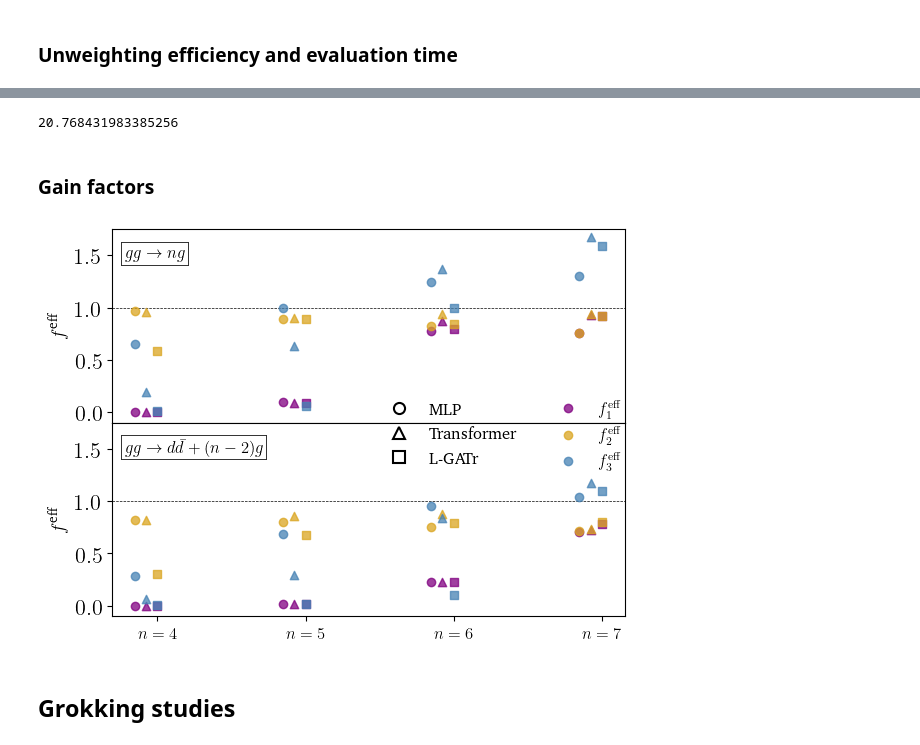
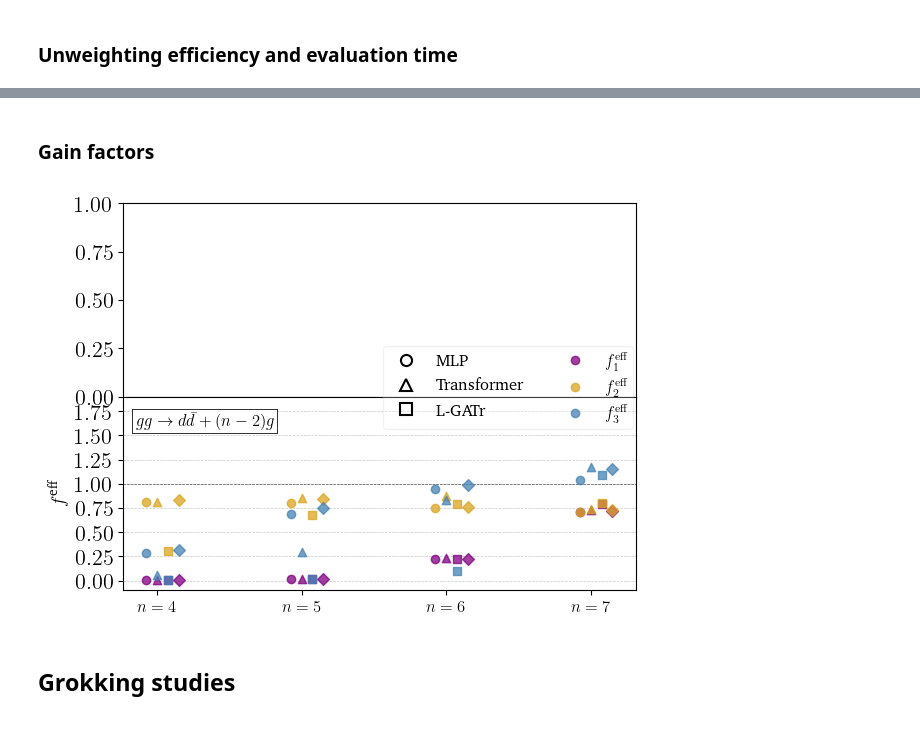
Before and after one commit to madgraph-ml/fastcolor, a Jupyter notebook: src/playground/plots.ipynb, the cells around one changed output, grey strips where cells are left out. Saved outputs shown, nothing was run; the diff lists cells and outputs as text; code cells hidden in the pictures.

```diff
--- a/src/playground/plots.ipynb
+++ b/src/playground/plots.ipynb
@@ -33,10 +33,12 @@ NEUTRAL_COLOR = "black"
 NN_COLOR_red = "#8A0707"
 NN_COLOR_green = "#06793F"
 NN_COLOR_purple = "#790679"
+NN_COLOR_orange = "darkorange"
 NN_COLORS = {
     "MLP": NN_COLOR_red,
     "Transformer": NN_COLOR_green,
     "LGATr": NN_COLOR_purple,
+    "GNN": NN_COLOR_orange,
 }
 rect = (0.135, 0.18, 0.96, 0.96)
 rect_both_axes = (0.14, 0.17, 0.845, 0.96)
@@ -1263,7 +1328,3 @@ with PdfPages("figs/new_dataset/regression/eff_vs_evalt.pdf") as pp:
-# %%
-1/eval_time[ps]['LC']
-# %% [output]
-20.768431983385256
 # %% [markdown]
 ### Gain factors
 # %%
@@ -1316,28 +1380,36 @@ gain_factors2 = tree()
 gain_factors3 = tree()
 
 for ds in datasets:
+    if ds == "gg_ng":
+        continue
     for ps in processes[ds]:
         for net in networks:
-            t_surr = eval_time[ps][net]['t_surr']
+            t_surr = eval_time[ps][net]['t_eval']
             t_LC = eval_time[ps]['LC']
             t_FC = eval_time[ps]['FC']
             eff1st_surr = unw_eff1[ps][net]
             eff2nd_surr = unw_eff2[ps][net]
-            eff_r = unw_eff2[ps]['standard']
+            eff_r = unw_eff2[ps]['FC']
             gain_factors1[ps][net] = gain_factor1(
                 t_LC=t_LC, eff_LC=unw_eff1[ps]['LC'],
                 t_FC=t_FC, eff_r=eff_r,
-                t_surr=t_surr, eff1st_surr=eff1st_surr, eff2nd_surr=eff2nd_surr
+                t_surr=t_surr, eff1st_surr=eff1st_surr, eff2nd_surr=eff2nd_surr,
+                alpha=0.9999
             )
             gain_factors2[ps][net] = gain_factor2(
                 t_LC=t_LC, eff_LC=unw_eff1[ps]['LC'],
                 t_FC=t_FC, eff_r=eff_r,
-                t_surr=t_surr, eff1st_surr=eff1st_surr, eff2nd_surr=eff2nd_surr
+                t_surr=t_surr, eff1st_surr=eff1st_surr, eff2nd_surr=eff2nd_surr,
+                alpha=0.9999
             )
+            # t_surr = np.linspace(1e-5, 1e-1, 1000)
+            # eff2nd_surr = np.linspace(0.1, 1.0, 1000)
+            # t_surr, eff2nd_surr = np.meshgrid(t_surr, eff2nd_surr)
             gain_factors3[ps][net] = gain_factor3(
                 t_LC=t_LC, eff_LC=unw_eff1[ps]['LC'],
                 t_FC=t_FC, eff_r=eff_r,
-                t_surr=t_surr, eff1st_surr=eff1st_surr, eff2nd_surr=eff2nd_surr
+                t_surr=t_surr, eff1st_surr=eff1st_surr, eff2nd_surr=eff2nd_surr,
+                alpha=0.9999
             )
 # %%
 factors_colors = {
@@ -1345,10 +1417,12 @@ factors_colors = {
     "2" : "goldenrod",
     "3" : "steelblue",
 }
-with PdfPages("figs/new_dataset/regression/gain_factors.pdf") as pp:
+with PdfPages("figs/new_dataset/regression/gain_factors-9999-gpu.pdf") as pp:
     fig, axs = plt.subplots(2, 1, figsize=(1.*figsize[0], 1.*figsize[1]), sharex=True)
     fig.subplots_adjust(hspace=0, left=rect[0], bottom=0.1, right=0.99, top=rect[3])
     for i, (ax, dataset) in enumerate(zip(axs, datasets)):
+        if dataset == "gg_ng":
+            continue
         ax.axhline(
             1.0,
             color="black",
@@ -1362,9 +1436,9 @@ with PdfPages("figs/new_dataset/regression/gain_factors.pdf") as pp:
             f3 = np.array([gain_factors3[p][net] for p in processes[dataset]])
             x = np.arange(len(processes[dataset]))
             x_labels = [rf"$ n = {i + 4}$" for i in range(len(processes[dataset]))]
-            x = x + 0.075*(n - 1)  # Shift x for each subplot
+            xplot = x + 0.075*(n - 1)  # Shift x for each subplot
             ax.scatter(
-                x,
+                xplot,
                 f1,
                 marker=network_markers[net],
                 # linewidth = 0,
@@ -1373,7 +1447,7 @@ with PdfPages("figs/new_dataset/regression/gain_factors.pdf") as pp:
                 zorder=3,
             )
             ax.scatter(
-                x,
+                xplot,
                 f2,
                 marker=network_markers[net],
                 # linewidth = 0,
@@ -1382,7 +1456,7 @@ with PdfPages("figs/new_dataset/regression/gain_factors.pdf") as pp:
                 zorder=4,
             )
             ax.scatter(
-                x,
+                xplot,
                 f3,
                 marker=network_markers[net],
                 # linewidth = 0,
@@ -1393,44 +1467,46 @@ with PdfPages("figs/new_dataset/regression/gain_factors.pdf") as pp:
             ax.text(
                 0.025,
                 0.85,
                 rf"{datasets_names[dataset]}",
                 transform=ax.transAxes,
                 fontsize=12,
                 ha="left",
                 bbox=dict(
                     facecolor='white',     # box color
                     edgecolor='black',     # box border color
                     boxstyle='square,pad=0.2',
                     linewidth=0.5,
                     alpha=0.9              # box opacity (optional)
                 )
             )
-            ax.set_ylim(-.1, 1.75)
-            ax.set_ylabel(r"$f^{\text{eff}}$", fontsize=14)
-            if i != len(axs) - 1:
-                ax.set_xticklabels([])
-                # ax.set_xticks([])
-            else:
-                ax.set_xticks(x)
-                ax.set_xticklabels(x_labels, fontsize=12)
-                # ax.set_xlabel("Number of particles $n$", fontsize=14)
+        ax.grid(which='both', linestyle='--', linewidth=0.5, alpha=0.7, axis='y')
+        ax.set_ylim(-.1, 1.9)
+        ax.set_yticks(np.arange(0, 2, 0.25))
+        ax.set_ylabel(r"$f^{\text{eff}}$", fontsize=14)
+        if i != len(axs) - 1:
+            ax.set_xticklabels([])
+            # ax.set_xticks([])
+        else:
+            ax.set_xticks(x)
+            ax.set_xticklabels(x_labels, fontsize=12)
+            # ax.set_xlabel("Number of particles $n$", fontsize=14)
 
 
     legend_networks = [
     plt.Line2D([], [], marker=network_markers['MLP'], color='black', markerfacecolor='none', markeredgewidth=1.5, linestyle='None', markersize=8, label="MLP"),
     plt.Line2D([], [], marker=network_markers['Transformer'], color='black', markerfacecolor='none', markeredgewidth=1.5, linestyle='None', markersize=8, label="Transformer"),
     plt.Line2D([], [], marker=network_markers['LGATr'], color='black', markerfacecolor='none', markeredgewidth=1.5, linestyle='None', markersize=8, label="L-GATr"),
     ]
     legend_factors = [
         plt.Line2D([], [], marker="o", color=factors_colors["1"], linestyle='None', label=r"$f^{\mathrm{eff}}_1$", alpha=0.75),
         plt.Line2D([], [], marker="o", color=factors_colors["2"], linestyle='None', label=r"$f^{\mathrm{eff}}_2$", alpha=0.75),
         plt.Line2D([], [], marker="o", color=factors_colors["3"], linestyle='None', label=r"$f^{\mathrm{eff}}_3$", alpha=0.75),
     ]
     combined_handles = legend_networks + legend_factors
-    fig.legend(handles=combined_handles, loc='center right', frameon=False, ncols=2, fontsize=12)
+    fig.legend(handles=combined_handles, loc='center right', frameon=True, ncols=2, fontsize=12, framealpha=0.25, bbox_to_anchor=(1., 0.55))  # (x, y): move legend further right
     fig.savefig(pp, format="pdf")
 # %% [output]
-[figure, old version]
+[figure, new version]
 # %% [markdown]
 ## Grokking studies
 # %% [markdown]
```
Also changed, not shown: parts of 11 cells of this notebook.
